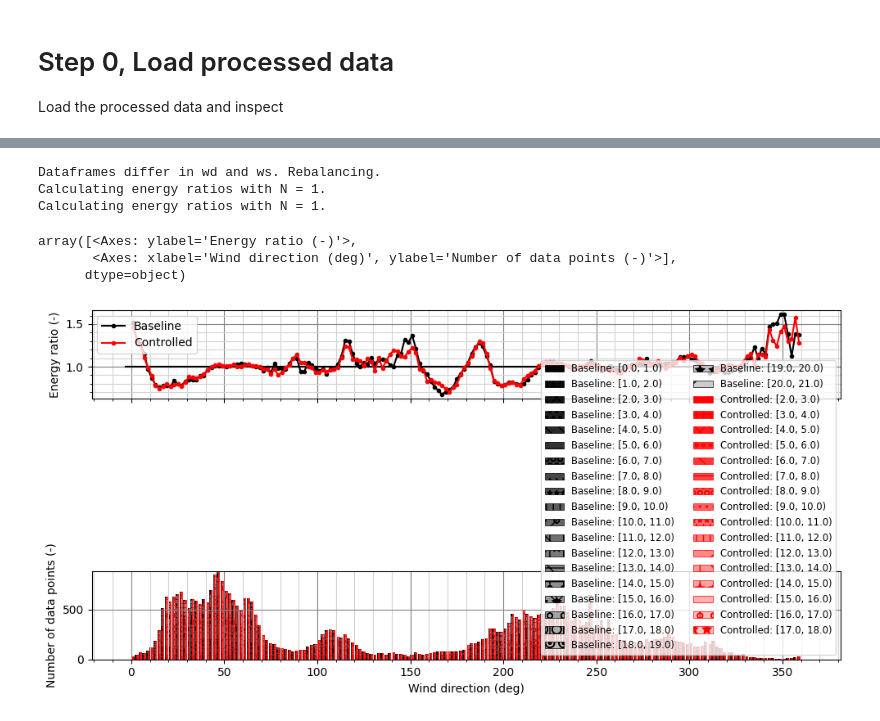
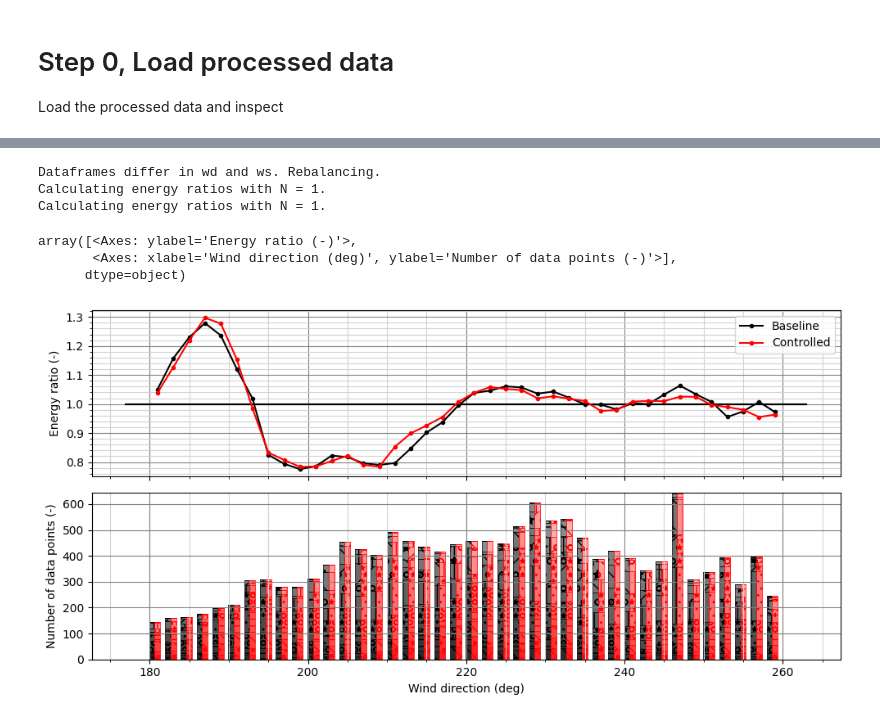
Before and after one commit to NREL/flasc, a Jupyter notebook: examples_smarteole/05_field_campaign_analysis.ipynb, the cells around one changed output, grey strips where cells are left out. Cells and saved outputs as stored; diff of their text form; code cells hidden in the pictures.

```diff
--- a/examples_smarteole/05_field_campaign_analysis.ipynb
+++ b/examples_smarteole/05_field_campaign_analysis.ipynb
@@ -54,0 +82,4 @@ df_scada.head()
+# %%
+# Parameters
+start_of_offset = 200 # deg
+end_of_offset = 240 # deg
@@ -54,0 +148,4 @@ df_scada.head()
+# %%
+# Limit the data to this region
+df_scada = df_scada[(df_scada.wd_smarteole > (start_of_offset - 20)) &
+                    (df_scada.wd_smarteole < (end_of_offset + 20))]
@@ -91,17 +214,17 @@ array([<Axes: ylabel='Energy ratio (-)'>,
 # %%
-# Check energy ratios on SMV5 (index=4)
+# Check energy ratios on for combination of SMV5 and SMV6
 s.get_energy_ratios(
             test_turbines=[5,4],
             ws_step=1.0,
             wd_bin_width=2.0,
             wd_step=2.0
         )
-s.plot_energy_ratios()
+s.plot_energy_ratios(show_barplot_legend=False)
 # %% [output]
 Dataframes differ in wd and ws. Rebalancing.
 Calculating energy ratios with N = 1.
 Calculating energy ratios with N = 1.
 array([<Axes: ylabel='Energy ratio (-)'>,
        <Axes: xlabel='Wind direction (deg)', ylabel='Number of data points (-)'>],
       dtype=object)
-[figure, old version]
+[figure, new version]
```
Also changed, not shown: parts of 20 cells of this notebook.
